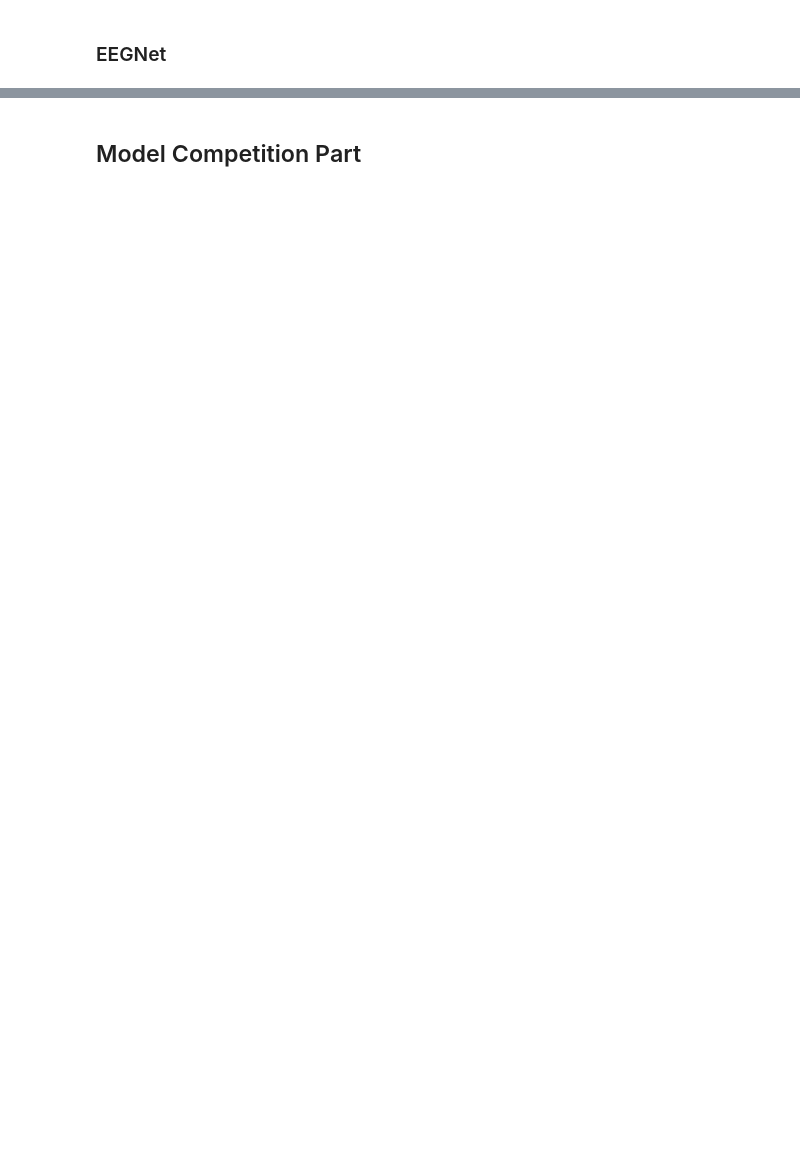
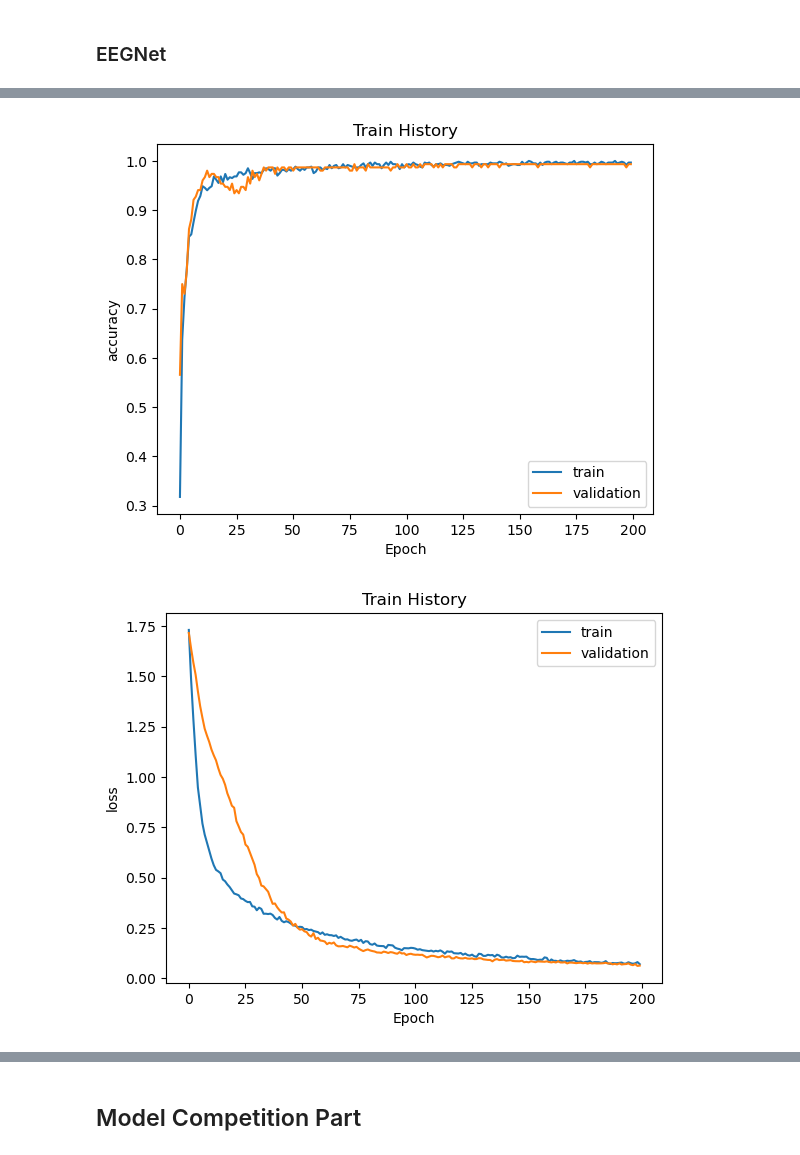
Before and after one commit to yuxunnn/NTHU_ML2022, a Jupyter notebook: Hw5/hw5_template.ipynb, the cells around one changed output, grey strips where cells are left out. Cells and saved outputs as stored; diff of their text form; code cells hidden in the pictures; blank space fills up the shorter version.

```diff
--- a/Hw5/hw5_template.ipynb
+++ b/Hw5/hw5_template.ipynb
@@ -114,9 +163,9 @@ np.savetxt('lstm_output.csv', output, delimiter=",", fmt='%i')
 # %% [markdown]
 ### EEGNet
 # %%
-X_train = change_dim(X_train).reshape((X_train.shape[0], 22, 200, 1))
-X_val = change_dim(X_val).reshape((X_val.shape[0], 22, 200, 1))
-X_test = change_dim(X_test).reshape((X_test.shape[0], 22, 200, 1))
+X_train_eegnet = X_train.reshape(X_train.shape+(1, ))
+X_val_eegnet = X_val.reshape(X_val.shape+(1, ))
+X_test_eegnet = X_test.reshape(X_test.shape+(1, ))
 
 # (number of samples, number of features(channel size), time steps)
-print(X_train.shape, X_val.shape, X_test.shape)
+print(X_train_eegnet.shape, X_val_eegnet.shape, X_test_eegnet.shape)
@@ -123,14 +174,15 @@ print(X_train.shape, X_val.shape, X_test.shape)
 # %%
 F1 = 16
-F2 = 16
+F2 = 32
 C = 22
 D = 2
-p = 0.25
+T = 200
+p = 0.5
 
 # Build your model here:
 eegnet = models.Sequential([
     # block1
-    layers.Conv2D(filters=F1, kernel_size=(1, 64), padding='same', input_shape=(22, 200, 1), use_bias=False),
+    layers.Conv2D(filters=F1, kernel_size=(1, 64), padding='same', input_shape=(C, T, 1), use_bias=False),
     layers.BatchNormalization(),
     layers.DepthwiseConv2D(kernel_size=(C, 1), padding='valid', depth_multiplier=D, depthwise_constraint=constraints.max_norm(1.), use_bias=False),
     layers.BatchNormalization(),
@@ -154,8 +224,8 @@ eegnet.compile(optimizer=Adam(),
               loss=CategoricalCrossentropy(),
               metrics=['accuracy'])
 
-eegnet_train_history = eegnet.fit(X_train, Y_train,
-                          validation_data=(X_val, Y_val),
+eegnet_train_history = eegnet.fit(X_train_eegnet, Y_train,
+                          validation_data=(X_val_eegnet, Y_val),
                           batch_size=64,
-                          epochs=100,
+                          epochs=200,
                           verbose=1)
@@ -162,11 +250,11 @@ eegnet_train_history = eegnet.fit(X_train, Y_train,
 # %%
-pred_train = eegnet.evaluate(X_train, Y_train, verbose=0)
-pred_val = eegnet.evaluate(X_val, Y_val, verbose=0)
+pred_train_eegnet = eegnet.evaluate(X_train_eegnet, Y_train, verbose=0)
+pred_val_eegnet = eegnet.evaluate(X_val_eegnet, Y_val, verbose=0)
 
-print("Train loss:", pred_train[0])
-print("Train accuracy:", pred_train[1])
-print("Validation loss:", pred_val[0])
-print("Validation accuracy:", pred_val[1])
+print("Train loss:", pred_train_eegnet[0])
+print("Train accuracy:", pred_train_eegnet[1])
+print("Validation loss:", pred_val_eegnet[0])
+print("Validation accuracy:", pred_val_eegnet[1])
 
 plt.plot(eegnet_train_history.history['accuracy'])
 plt.plot(eegnet_train_history.history['val_accuracy'])
@@ -183,3 +271,4 @@ plt.ylabel('loss')
 plt.xlabel('Epoch')
 plt.legend(['train', 'validation'], loc='upper right')
 plt.show()
+# %% [output]
@@ -186 +279,3 @@ plt.show()
+[figure, added]
+[figure, added]
 # %%
```
Also changed, not shown: parts of 16 cells of this notebook, 5 other files.
